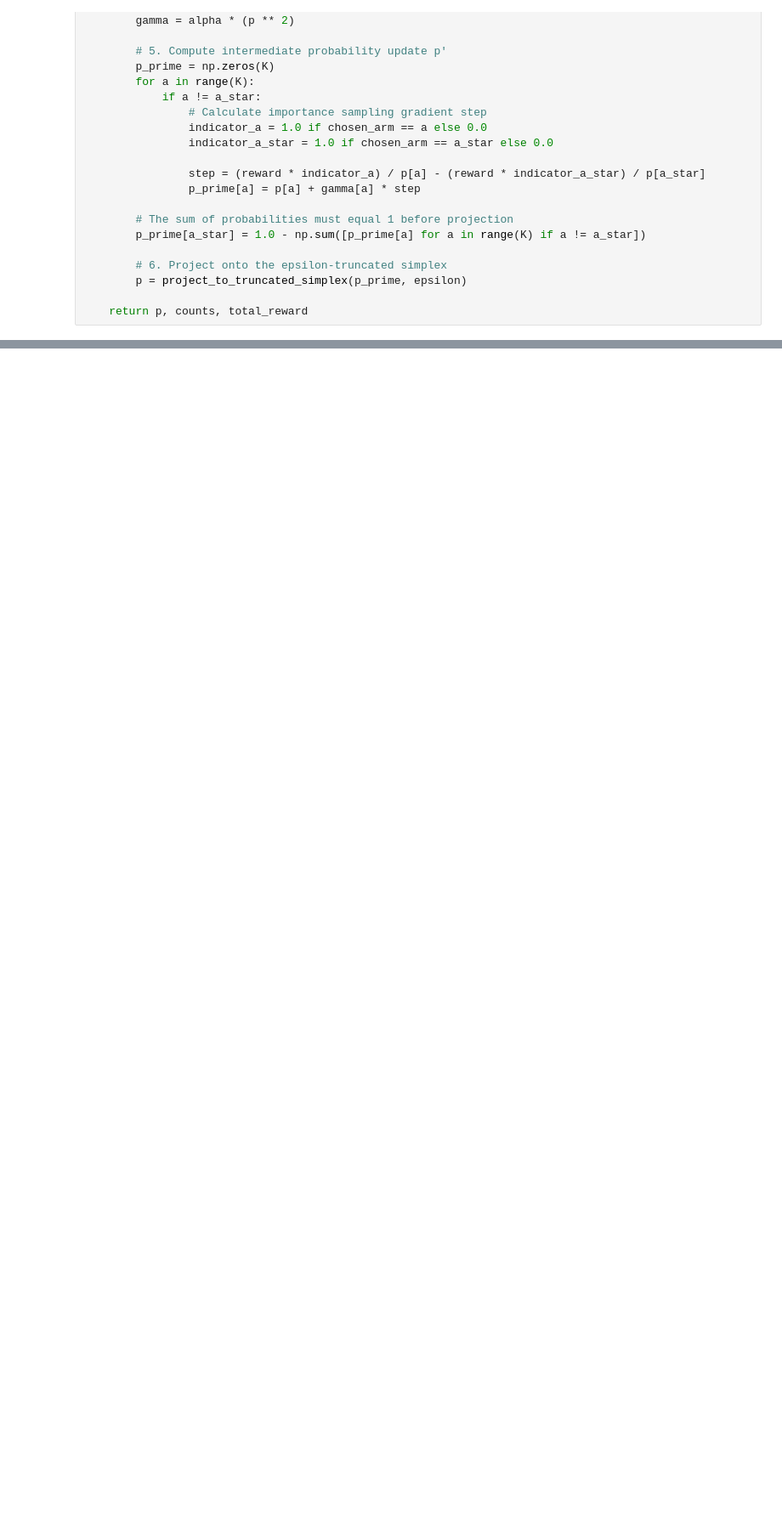
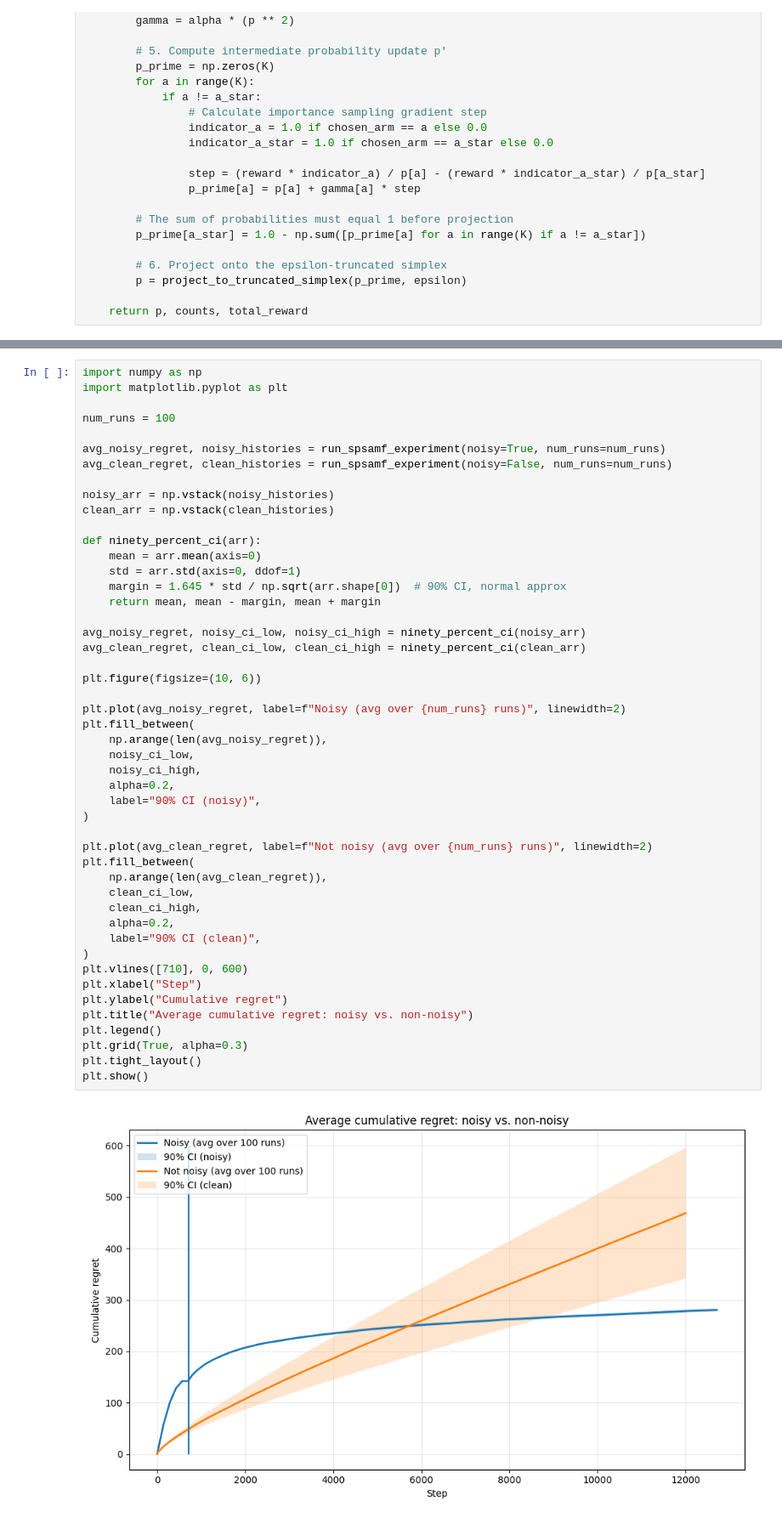
Before and after one commit to XiangHaoAlexWang/MAB-research, a Jupyter notebook: experiments.ipynb, the cells around one changed output, grey strips where cells are left out. Shown at 85% size. Cells and saved outputs as stored; diff of their text form; blank space fills up the shorter version.

Commit message:
Updated some of the experiments

```diff
--- a/experiments.ipynb
+++ b/experiments.ipynb
@@ -535,0 +924,50 @@ def RunSPSAMF():
+# %%
+import numpy as np
+import matplotlib.pyplot as plt
+
+num_runs = 100
+
+avg_noisy_regret, noisy_histories = run_spsamf_experiment(noisy=True, num_runs=num_runs)
+avg_clean_regret, clean_histories = run_spsamf_experiment(noisy=False, num_runs=num_runs)
+
+noisy_arr = np.vstack(noisy_histories)
+clean_arr = np.vstack(clean_histories)
+
+def ninety_percent_ci(arr):
+    mean = arr.mean(axis=0)
+    std = arr.std(axis=0, ddof=1)
+    margin = 1.645 * std / np.sqrt(arr.shape[0])  # 90% CI, normal approx
+    return mean, mean - margin, mean + margin
+
+avg_noisy_regret, noisy_ci_low, noisy_ci_high = ninety_percent_ci(noisy_arr)
+avg_clean_regret, clean_ci_low, clean_ci_high = ninety_percent_ci(clean_arr)
+
+plt.figure(figsize=(10, 6))
+
+plt.plot(avg_noisy_regret, label=f"Noisy (avg over {num_runs} runs)", linewidth=2)
+plt.fill_between(
+    np.arange(len(avg_noisy_regret)),
+    noisy_ci_low,
+    noisy_ci_high,
+    alpha=0.2,
+    label="90% CI (noisy)",
+)
+
+plt.plot(avg_clean_regret, label=f"Not noisy (avg over {num_runs} runs)", linewidth=2)
+plt.fill_between(
+    np.arange(len(avg_clean_regret)),
+    clean_ci_low,
+    clean_ci_high,
+    alpha=0.2,
+    label="90% CI (clean)",
+)
+plt.vlines([710], 0, 600)
+plt.xlabel("Step")
+plt.ylabel("Cumulative regret")
+plt.title("Average cumulative regret: noisy vs. non-noisy")
+plt.legend()
+plt.grid(True, alpha=0.3)
+plt.tight_layout()
+plt.show()
+# %% [output]
+[figure, added]
```
Also changed, not shown: parts of 5 cells of this notebook.
